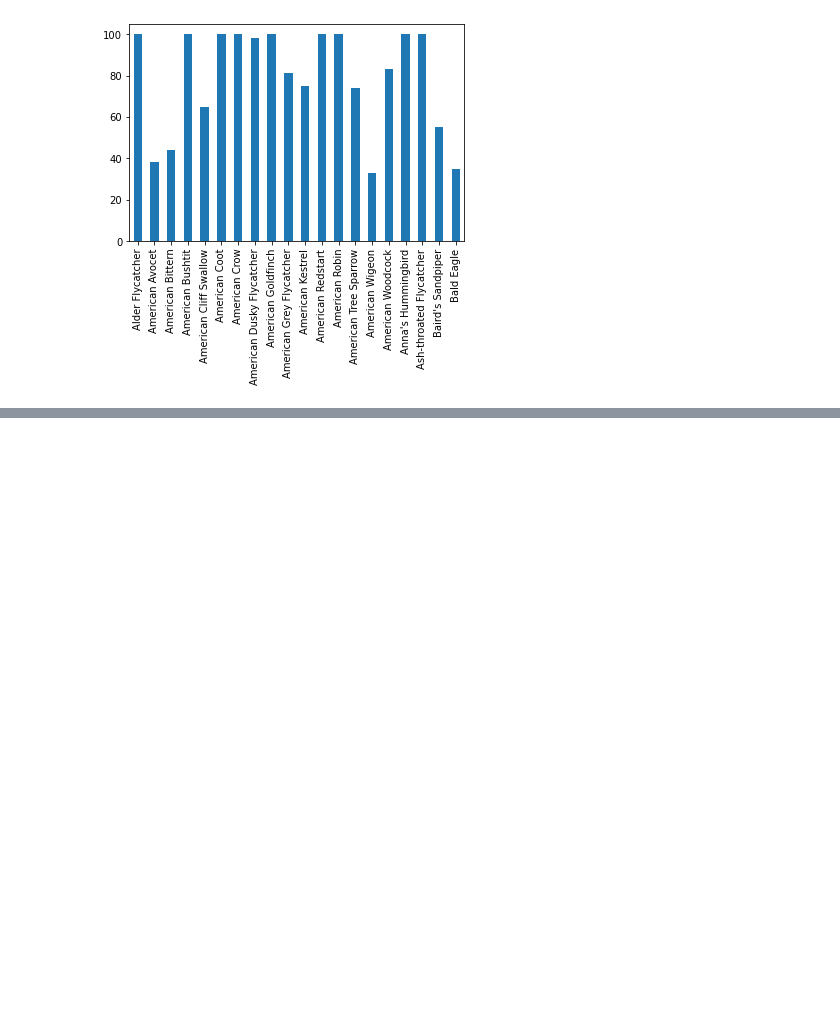
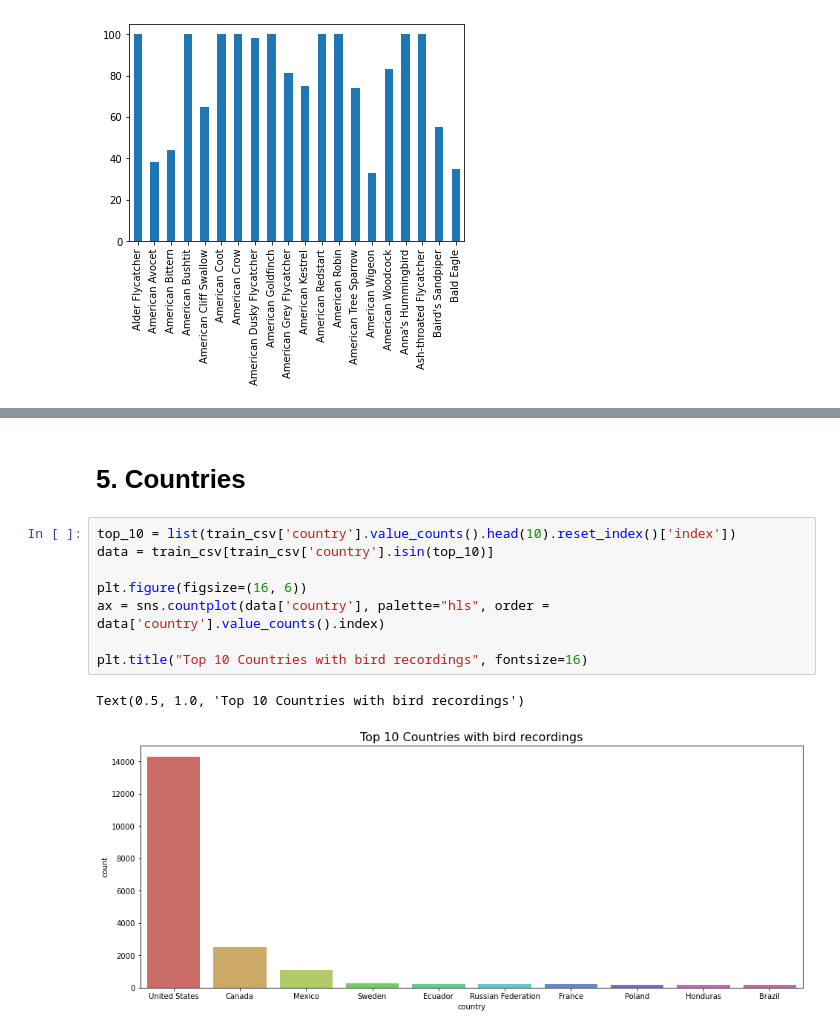
Before and after one commit to lanle793/Cornell-Birdcall-Identification, a Jupyter notebook: EDA.ipynb, the cells around one changed output, grey strips where cells are left out. Saved outputs shown, nothing was run; the diff lists cells and outputs as text; blank space fills up the shorter version.

```diff
--- a/EDA.ipynb
+++ b/EDA.ipynb
@@ -47,0 +87,13 @@ train_csv['species'].value_counts().sort_index(ascending=True).head(20).plot.bar
+# %% [markdown]
+# 5. Countries
+# %%
+top_10 = list(train_csv['country'].value_counts().head(10).reset_index()['index'])
+data = train_csv[train_csv['country'].isin(top_10)]
+
+plt.figure(figsize=(16, 6))
+ax = sns.countplot(data['country'], palette="hls", order = data['country'].value_counts().index)
+
+plt.title("Top 10 Countries with bird recordings", fontsize=16)
+# %% [output]
+Text(0.5, 1.0, 'Top 10 Countries with bird recordings')
+[figure, added]
```
Also changed, not shown: parts of 23 cells of this notebook.
